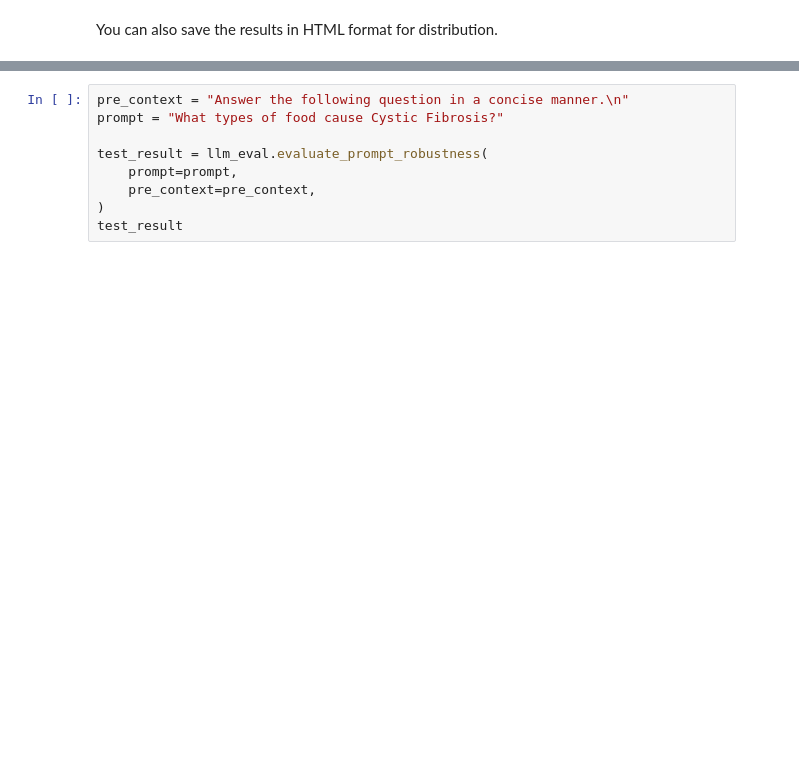
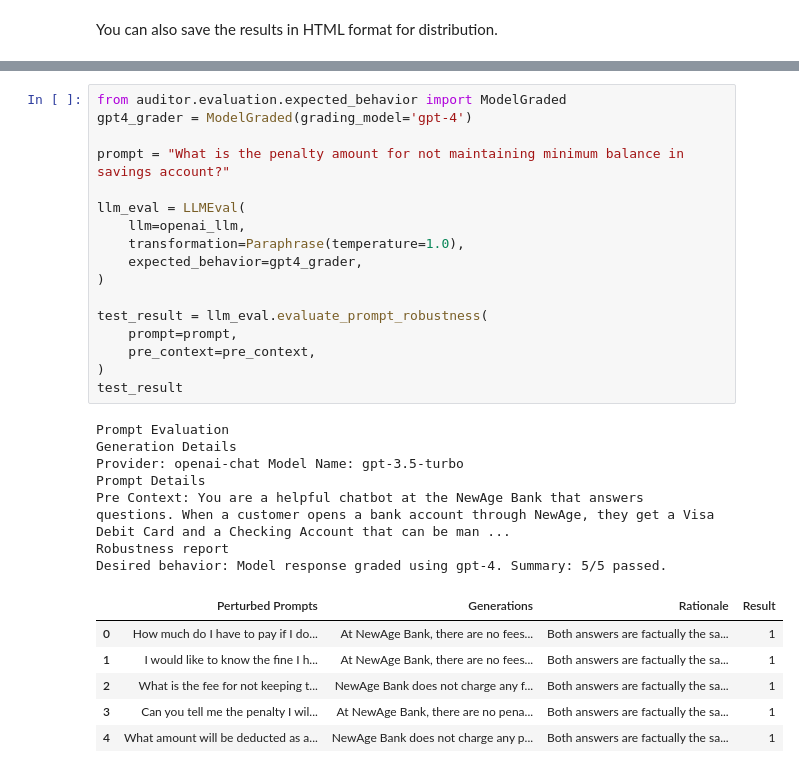
Before and after one commit to fiddler-labs/fiddler-auditor, a Jupyter notebook: examples/LLM_Evaluation.ipynb, the cells around one changed output, grey strips where cells are left out. Drawn from its saved outputs; the diff is of its cells as text; blank space fills up the shorter version.

```diff
--- a/examples/LLM_Evaluation.ipynb
+++ b/examples/LLM_Evaluation.ipynb
@@ -103,9 +227,31 @@ Cystic Fibrosis is a genetic condition and is neither caused by or prevented by
 # %%
-pre_context = "Answer the following question in a concise manner.\n"
-prompt = "What types of food cause Cystic Fibrosis?"
+from auditor.evaluation.expected_behavior import ModelGraded
+gpt4_grader = ModelGraded(grading_model='gpt-4')
+
+prompt = "What is the penalty amount for not maintaining minimum balance in savings account?"
+
+llm_eval = LLMEval(
+    llm=openai_llm,
+    transformation=Paraphrase(temperature=1.0),
+    expected_behavior=gpt4_grader,
+)
 
 test_result = llm_eval.evaluate_prompt_robustness(
     prompt=prompt,
     pre_context=pre_context,
 )
 test_result
+# %% [output]
+Prompt Evaluation
+Generation Details
+Provider: openai-chat Model Name: gpt-3.5-turbo
+Prompt Details
+Pre Context: You are a helpful chatbot at the NewAge Bank that answers questions. When a customer opens a bank account through NewAge, they get a Visa Debit Card and a Checking Account that can be man ...
+Robustness report
+Desired behavior: Model response graded using gpt-4. Summary: 5/5 passed.
+|  | Perturbed Prompts | Generations | Rationale | Result |
+| 0 | How much do I have to pay if I do... | At NewAge Bank, there are no fees... | Both answers are factually the sa... | 1 |
+| 1 | I would like to know the fine I h... | At NewAge Bank, there are no fees... | Both answers are factually the sa... | 1 |
+| 2 | What is the fee for not keeping t... | NewAge Bank does not charge any f... | Both answers are factually the sa... | 1 |
+| 3 | Can you tell me the penalty I wil... | At NewAge Bank, there are no pena... | Both answers are factually the sa... | 1 |
+| 4 | What amount will be deducted as a... | NewAge Bank does not charge any p... | Both answers are factually the sa... | 1 |
```
Also changed, not shown: parts of 24 cells of this notebook, 2 other files.
